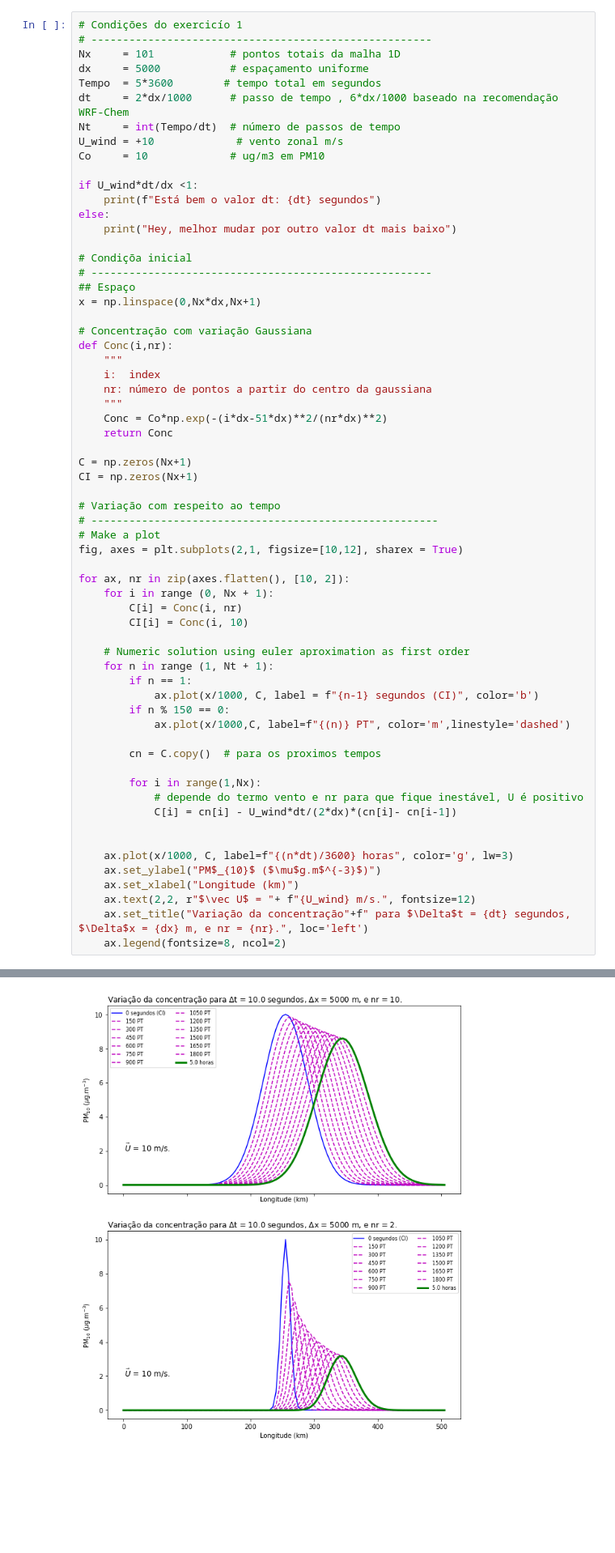
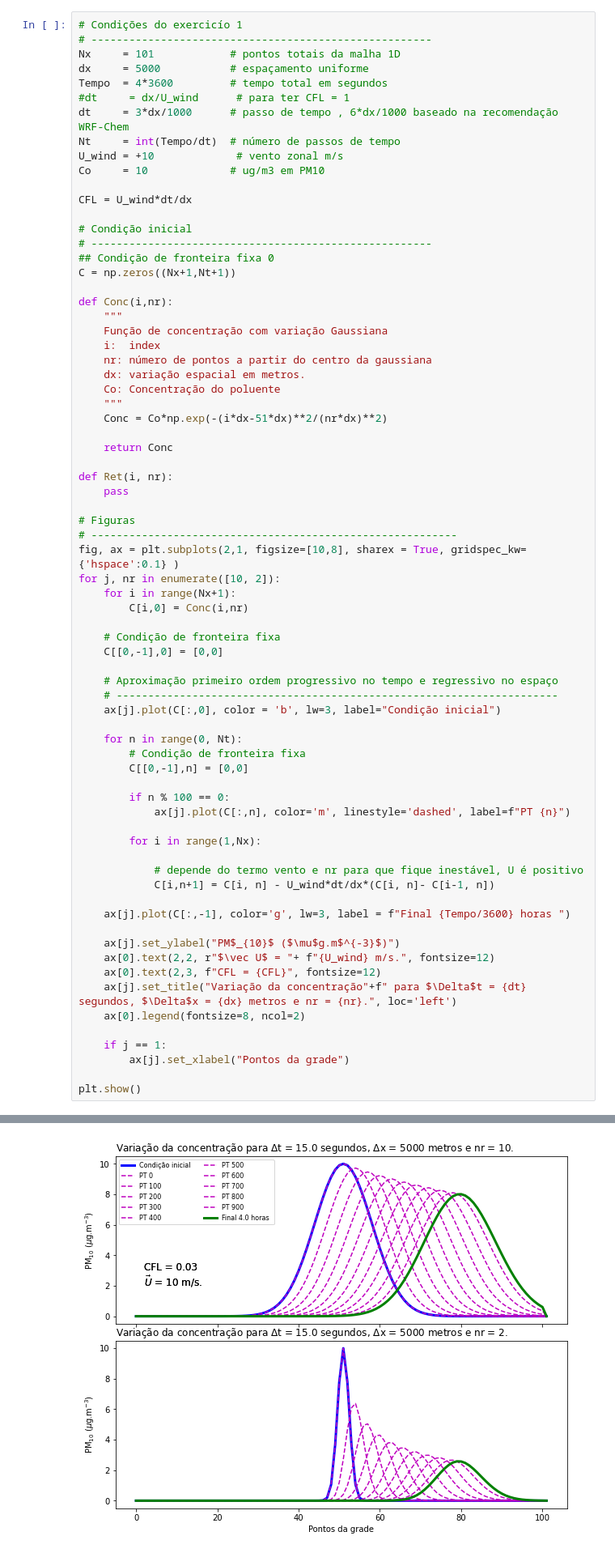
Before and after one commit to adelgadop/Modelagem, a Jupyter notebook: Exercicio_1/Advection.ipynb, the cells around one changed output, grey strips where cells are left out. Shown at 81% size. Cells and saved outputs as stored; diff of their text form; blank space fills up the shorter version.

```diff
--- a/Exercicio_1/Advection.ipynb
+++ b/Exercicio_1/Advection.ipynb
@@ -29,62 +29,71 @@ $$
 # ------------------------------------------------------
 Nx     = 101            # pontos totais da malha 1D
 dx     = 5000           # espaçamento uniforme
-Tempo  = 5*3600        # tempo total em segundos
-dt     = 2*dx/1000      # passo de tempo , 6*dx/1000 baseado na recomendação WRF-Chem
+Tempo  = 4*3600         # tempo total em segundos
+#dt     = dx/U_wind      # para ter CFL = 1
+dt     = 3*dx/1000      # passo de tempo , 6*dx/1000 baseado na recomendação WRF-Chem
 Nt     = int(Tempo/dt)  # número de passos de tempo
 U_wind = +10             # vento zonal m/s
 Co     = 10             # ug/m3 em PM10
 
-if U_wind*dt/dx <1:
-    print(f"Está bem o valor dt: {dt} segundos")
-else:
-    print("Hey, melhor mudar por outro valor dt mais baixo")
+CFL = U_wind*dt/dx
 
-# Condiçõa inicial
+# Condição inicial
 # ------------------------------------------------------
-## Espaço
-x = np.linspace(0,Nx*dx,Nx+1)
+## Condição de fronteira fixa 0
+C = np.zeros((Nx+1,Nt+1))
 
-# Concentração com variação Gaussiana
 def Conc(i,nr):
     """
+    Função de concentração com variação Gaussiana
     i:  index
     nr: número de pontos a partir do centro da gaussiana
+    dx: variação espacial em metros.
+    Co: Concentração do poluente
     """
     Conc = Co*np.exp(-(i*dx-51*dx)**2/(nr*dx)**2)
+
     return Conc
 
-C = np.zeros(Nx+1)
-CI = np.zeros(Nx+1)
+def Ret(i, nr):
+    pass
 
-# Variação com respeito ao tempo
-# -------------------------------------------------------
-# Make a plot
-fig, axes = plt.subplots(2,1, figsize=[10,12], sharex = True)
+# Figuras
+# ----------------------------------------------------------
+fig, ax = plt.subplots(2,1, figsize=[10,8], sharex = True, gridspec_kw={'hspace':0.1} )
+for j, nr in enumerate([10, 2]):
+    for i in range(Nx+1):
+        C[i,0] = Conc(i,nr)
 
-for ax, nr in zip(axes.flatten(), [10, 2]):
-    for i in range (0, Nx + 1):
-        C[i] = Conc(i, nr)
-        CI[i] = Conc(i, 10)
+    # Condição de fronteira fixa
+    C[[0,-1],0] = [0,0]
 
-    # Numeric solution using euler aproximation as first order
-    for n in range (1, Nt + 1):
-        if n == 1:
-            ax.plot(x/1000, C, label = f"{n-1} segundos (CI)", color='b')
-        if n % 150 == 0:
-            ax.plot(x/1000,C, label=f"{(n)} PT", color='m',linestyle='dashed')
+    # Aproximação primeiro ordem progressivo no tempo e regressivo no espaço
+    # ----------------------------------------------------------------------
+    ax[j].plot(C[:,0], color = 'b', lw=3, label="Condição inicial")
 
-        cn = C.copy()  # para os proximos tempos
+    for n in range(0, Nt):
+        # Condição de fronteira fixa
+        C[[0,-1],n] = [0,0]
+
+        if n % 100 == 0:
+            ax[j].plot(C[:,n], color='m', linestyle='dashed', label=f"PT {n}")
 
         for i in range(1,Nx):
+
             # depende do termo vento e nr para que fique inestável, U é positivo
-            C[i] = cn[i] - U_wind*dt/(2*dx)*(cn[i]- cn[i-1])
+            C[i,n+1] = C[i, n] - U_wind*dt/dx*(C[i, n]- C[i-1, n])
 
+    ax[j].plot(C[:,-1], color='g', lw=3, label = f"Final {Tempo/3600} horas ")
 
-    ax.plot(x/1000, C, label=f"{(n*dt)/3600} horas", color='g', lw=3)
-    ax.set_ylabel("PM$_{10}$ ($\mu$g.m$^{-3}$)")
-    ax.set_xlabel("Longitude (km)")
-    ax.text(2,2, r"$\vec U$ = "+ f"{U_wind} m/s.", fontsize=12)
-    ax.set_title("Variação da concentração"+f" para $\Delta$t = {dt} segundos, $\Delta$x = {dx} m, e nr = {nr}.", loc='left')
-    ax.legend(fontsize=8, ncol=2)
+    ax[j].set_ylabel("PM$_{10}$ ($\mu$g.m$^{-3}$)")
+    ax[0].text(2,2, r"$\vec U$ = "+ f"{U_wind} m/s.", fontsize=12)
+    ax[0].text(2,3, f"CFL = {CFL}", fontsize=12)
+    ax[j].set_title("Variação da concentração"+f" para $\Delta$t = {dt} segundos, $\Delta$x = {dx} metros e nr = {nr}.", loc='left')
+    ax[0].legend(fontsize=8, ncol=2)
+
+    if j == 1:
+        ax[j].set_xlabel("Pontos da grade")
+
+plt.show()
 # %% [output]
@@ -92 +100 @@ Está bem o valor dt: 10.0 segundos
-[figure, old version]
+[figure, new version]
```
Also changed, not shown: parts of 5 cells of this notebook.
